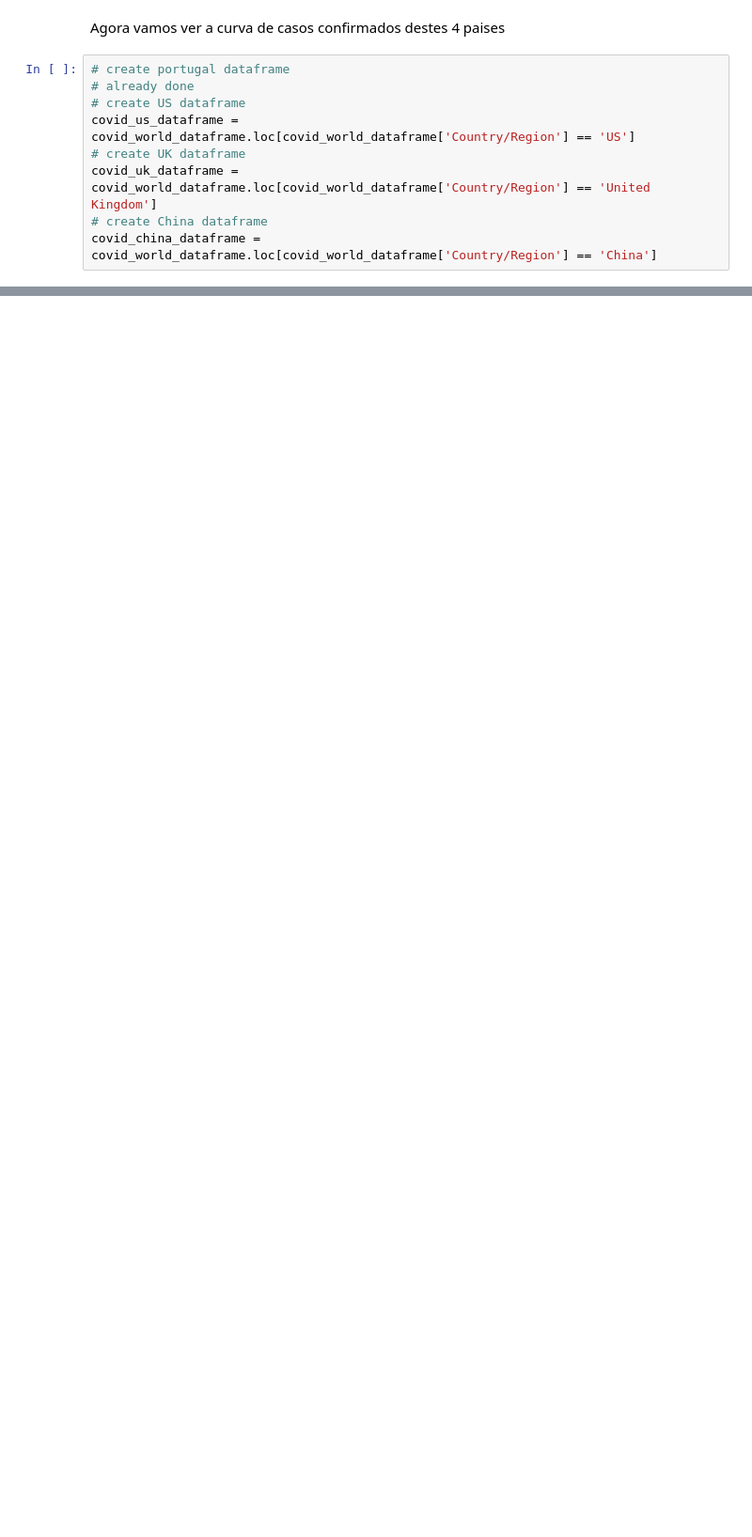
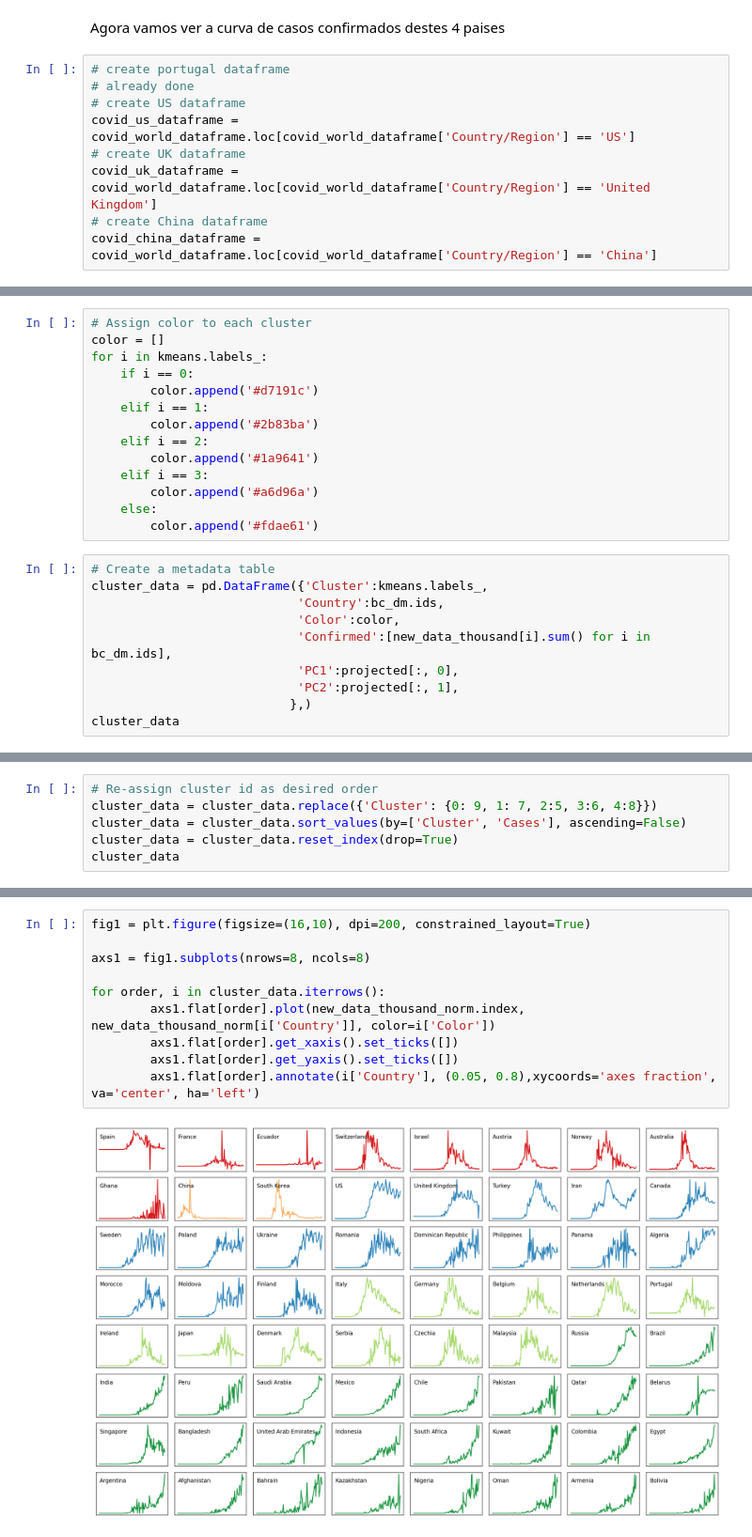
Before and after one commit to diogosmac/covid-forecast-feup-iart, a Jupyter notebook: projects/project2/notes.ipynb, the cells around one changed output, grey strips where cells are left out. Shown at 94% size. Drawn from its saved outputs; the diff is of its cells as text; blank space fills up the shorter version.

```diff
--- a/projects/project2/notes.ipynb
+++ b/projects/project2/notes.ipynb
@@ -287,0 +506,24 @@ sb.lineplot(x='Date', y='Confirmed', data=covid_china_dataframe).set_title('Chin
+# %%
+# Assign color to each cluster
+color = []
+for i in kmeans.labels_:
+    if i == 0:
+        color.append('#d7191c')
+    elif i == 1:
+        color.append('#2b83ba')
+    elif i == 2:
+        color.append('#1a9641')
+    elif i == 3:
+        color.append('#a6d96a')
+    else:
+        color.append('#fdae61')
+# %%
+# Create a metadata table
+cluster_data = pd.DataFrame({'Cluster':kmeans.labels_,
+                            'Country':bc_dm.ids,
+                            'Color':color,
+                            'Confirmed':[new_data_thousand[i].sum() for i in bc_dm.ids],
+                            'PC1':projected[:, 0],
+                            'PC2':projected[:, 1],
+                           },)
+cluster_data
@@ -287,0 +544,6 @@ sb.lineplot(x='Date', y='Confirmed', data=covid_china_dataframe).set_title('Chin
+# %%
+# Re-assign cluster id as desired order
+cluster_data = cluster_data.replace({'Cluster': {0: 9, 1: 7, 2:5, 3:6, 4:8}})
+cluster_data = cluster_data.sort_values(by=['Cluster', 'Cases'], ascending=False)
+cluster_data = cluster_data.reset_index(drop=True)
+cluster_data
@@ -287,0 +564,12 @@ sb.lineplot(x='Date', y='Confirmed', data=covid_china_dataframe).set_title('Chin
+# %%
+fig1 = plt.figure(figsize=(16,10), dpi=200, constrained_layout=True)
+
+axs1 = fig1.subplots(nrows=8, ncols=8)
+
+for order, i in cluster_data.iterrows():
+        axs1.flat[order].plot(new_data_thousand_norm.index, new_data_thousand_norm[i['Country']], color=i['Color'])
+        axs1.flat[order].get_xaxis().set_ticks([])
+        axs1.flat[order].get_yaxis().set_ticks([])
+        axs1.flat[order].annotate(i['Country'], (0.05, 0.8),xycoords='axes fraction', va='center', ha='left')
+# %% [output]
+[figure, added]
```
Also changed, not shown: parts of 42 cells of this notebook, 5 other files.
